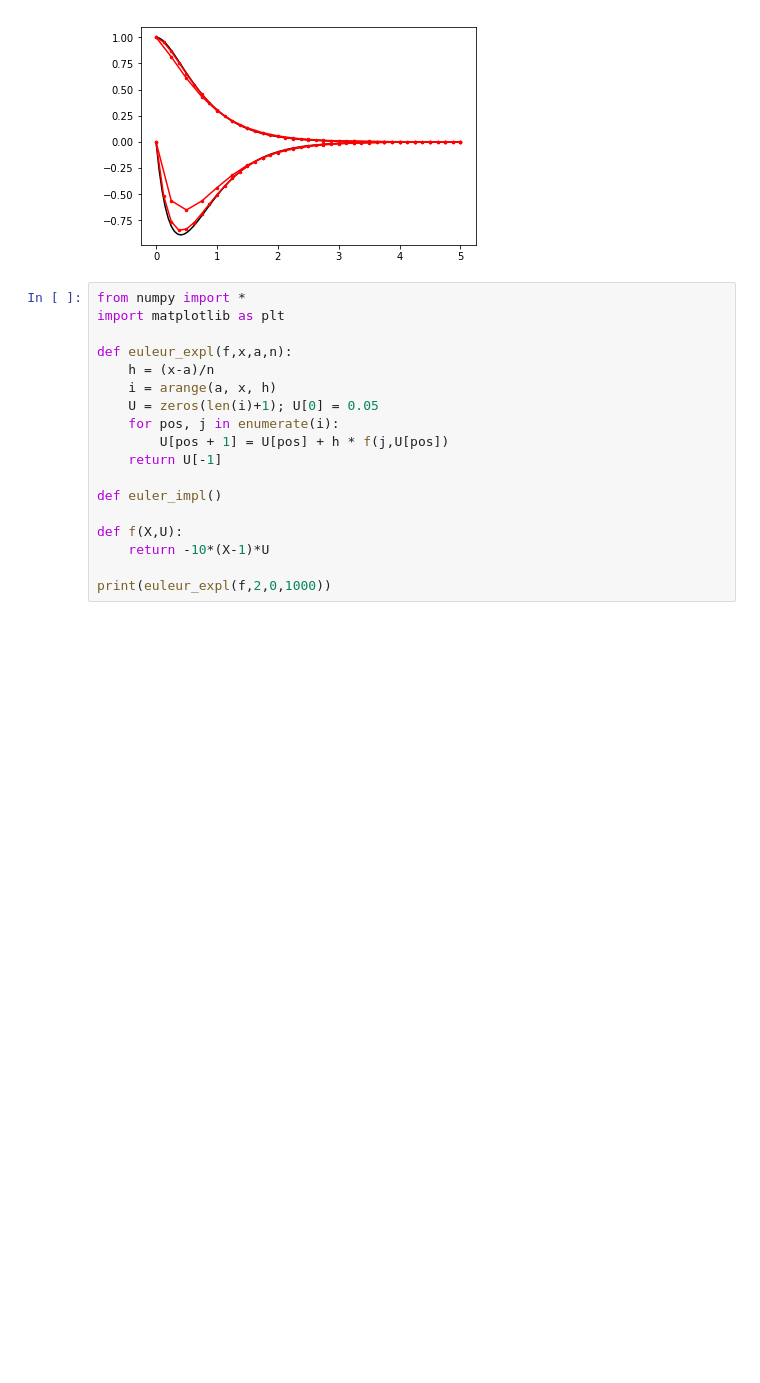
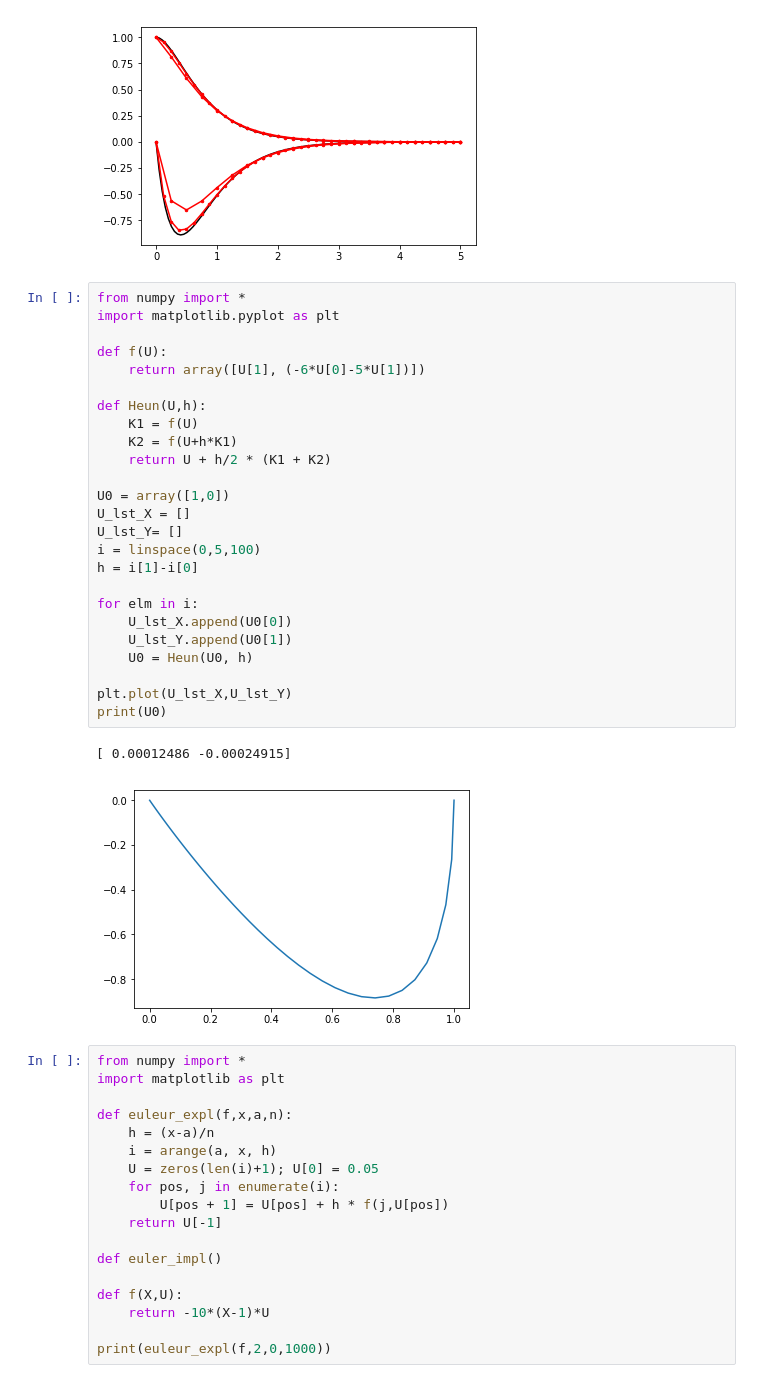
Before and after one commit to thetheos/BAC1MethodeNum, a Jupyter notebook: s9/Ape8/Ape8.ipynb, the cells around one changed output. Cells and saved outputs as stored; diff of their text form; blank space fills up the shorter version.

```diff
--- a/s9/Ape8/Ape8.ipynb
+++ b/s9/Ape8/Ape8.ipynb
@@ -64,6 +64,34 @@ for n in [20,40]:
  [ 1.96266458e-04 -3.91133164e-04]
  [ 1.53453462e-04 -3.05933658e-04]]
 [figure]
+# %%
+from numpy import *
+import matplotlib.pyplot as plt
+
+def f(U):
+    return array([U[1], (-6*U[0]-5*U[1])])
+
+def Heun(U,h):
+    K1 = f(U)
+    K2 = f(U+h*K1)
+    return U + h/2 * (K1 + K2)
+
+U0 = array([1,0])
+U_lst_X = []
+U_lst_Y= []
+i = linspace(0,5,100)
+h = i[1]-i[0]
+
+for elm in i:
+    U_lst_X.append(U0[0])
+    U_lst_Y.append(U0[1])
+    U0 = Heun(U0, h)
+
+plt.plot(U_lst_X,U_lst_Y)
+print(U0)
+# %% [output]
+[ 0.00012486 -0.00024915]
+[figure, added]
 # %%
 from numpy import *
 import matplotlib as plt
```
Also changed, not shown: parts of 1 cell of this notebook, 11 other files.
